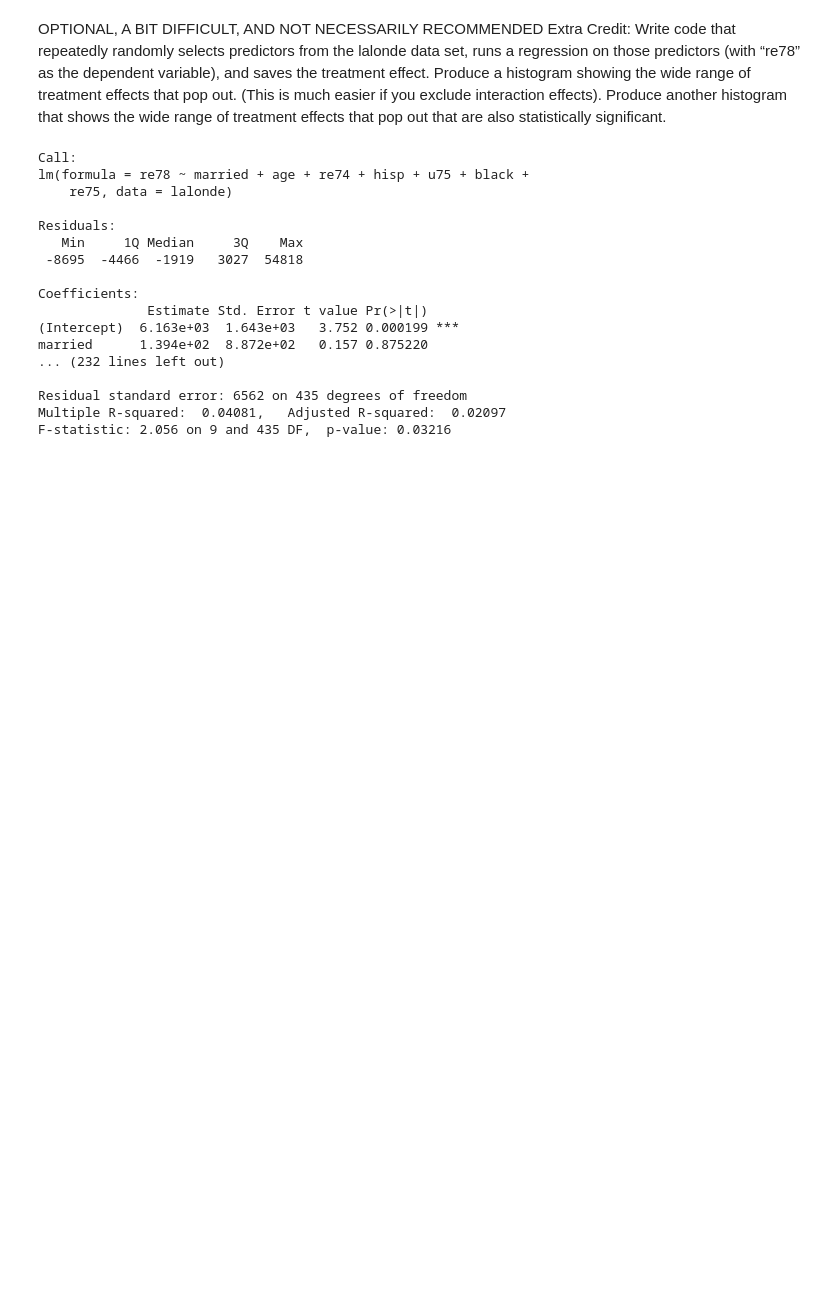
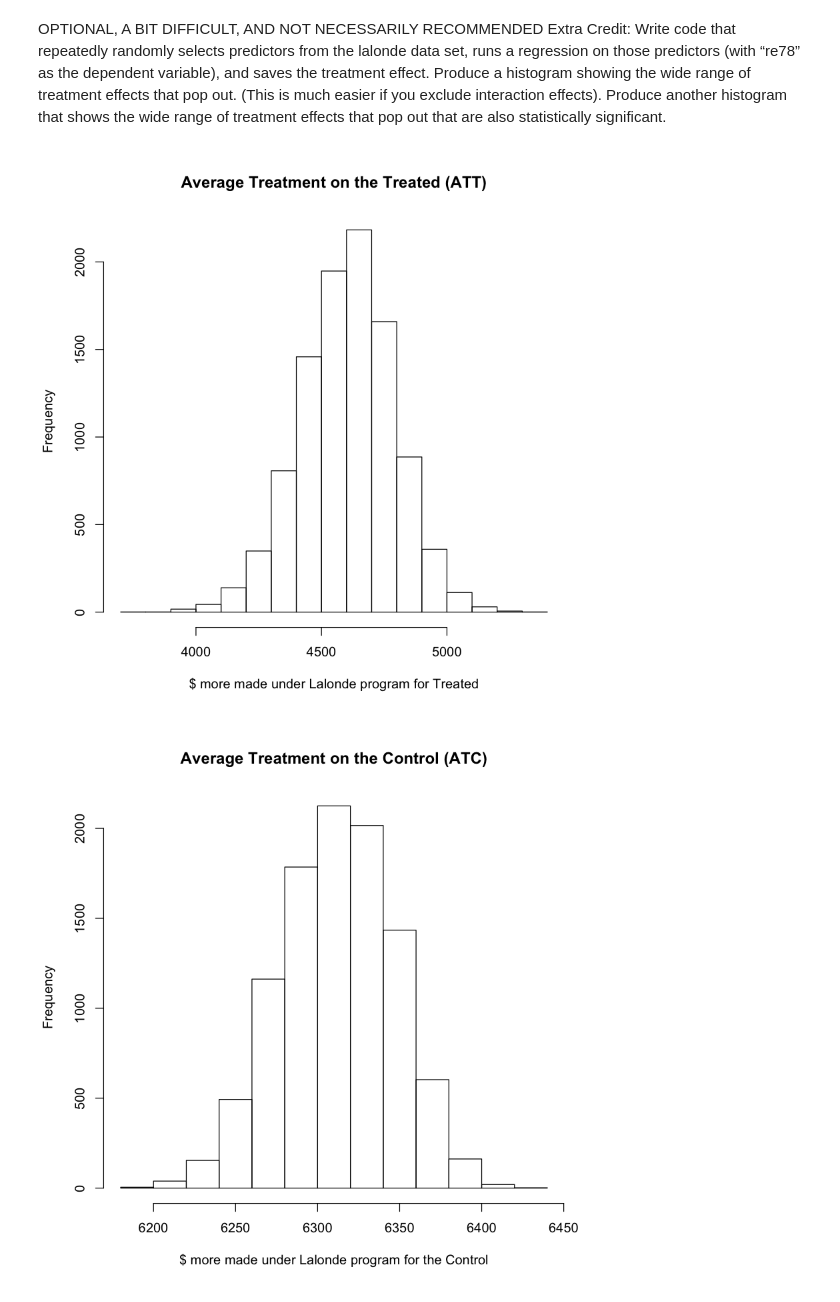
Before and after one commit to thetruejacob/CS112, a Jupyter notebook: Assignment/Assignment 2.ipynb, the cells around one changed output. Drawn from its saved outputs; the diff is of its cells as text; code cells hidden in the pictures; blank space fills up the shorter version.

```diff
--- a/Assignment/Assignment 2.ipynb
+++ b/Assignment/Assignment 2.ipynb
@@ -145,47 +169,23 @@ legend("topright", legend =c("Control", "Treatment"), col = c("blue", "red"), lt
 # %% [markdown]
 OPTIONAL, A BIT DIFFICULT, AND NOT NECESSARILY RECOMMENDED Extra Credit:
 	Write code that repeatedly randomly selects predictors from the lalonde data set, runs a regression on those predictors (with “re78” as the dependent variable), and saves the treatment effect.  Produce a histogram showing the wide range of treatment effects that pop out. (This is much easier if you exclude interaction effects). Produce another histogram that shows the wide range of treatment effects that pop out that are also statistically significant.
-# %%
-## Naive Implementation using
-x = 1:10
-for (i in 1:length(x)){
-    predictors = paste(sample(names(lalonde[,-c(9,12)]), sample(1:9, 1)), collapse = "+")
-    lm.fit = eval(parse(text = qq("lm(re78 ~ @{predictors}, data = lalonde)")))
-    print(summary(lm.fit))
-}
-# %% [output]
-Call:
-lm(formula = re78 ~ married + age + re74 + hisp + u75 + black +
-    re75, data = lalonde)
-
-Residuals:
-   Min     1Q Median     3Q    Max
- -8695  -4466  -1919   3027  54818
-
-Coefficients:
-              Estimate Std. Error t value Pr(>|t|)
-(Intercept)  6.163e+03  1.643e+03   3.752 0.000199 ***
-married      1.394e+02  8.872e+02   0.157 0.875220
-... (232 lines left out)
-
-Residual standard error: 6562 on 435 degrees of freedom
-Multiple R-squared:  0.04081,   Adjusted R-squared:  0.02097
-F-statistic: 2.056 on 9 and 435 DF,  p-value: 0.03216
 # %%
-## Better Implementation using matching nearest neighbor matching. This takes about 1.5 - 15 mins.
-
 library(GetoptLong); library(MatchIt); library(Zelig)
 
-x = 1:1000; nearest = "nearest"; control = "control"; treat = "treat"; ls = "ls"
+x = matrix(, nrow = 10000, ncol = 3); nearest = "nearest"; control = "control"; treat = "treat"; ls = "ls";
 
-for (i in 1:length(x)){
-    predictors = paste(sample(names(lalonde[,-c(9,12)]), sample(1:9, 1)), collapse = "+")
+for (i in 1:nrow(x)){
+    predictors = paste(sample(names(lalonde[,-c(9,12)]), sample(2:9, 1)), collapse = "+")
+    m.out = eval(parse(text = qq("matchit(treat ~ @{predictors}, method = @{nearest}, discard = @{control}, data = lalonde)")))
+    z.out = eval(parse(text = qq("zelig(re78 ~ treat + @{predictors}, data = match.data(m.out), cite = FALSE, model = @{ls})")))
+    x.out = setx(z.out, treat = 0); x.out1 = setx(z.out, treat = 1)
+    s.out = sim(z.out, x = x.out, x1 = x.out1)
+    x[i,] = c(mean(unlist(s.out[["sim.out"]][["x1"]][["fd"]])),
+              mean(unlist(s.out[["sim.out"]][["x"]][["ev"]])), mean(unlist(s.out[["sim.out"]][["x1"]][["ev"]])))}
 
-    m.out = eval(parse(text = qq("matchit(treat ~ @{predictors}, method = @{nearest}, data = lalonde)")))
-    z.out = eval(parse(text = qq("zelig(re78 ~ @{predictors}, data = match.data(m.out, @{control}), cite = FALSE, model = @{ls})")))
-    x.out = setx(z.out, data = match.data(m.out1, "treat"), cond = TRUE)
-    s.out = sim(z.out, x = x.out)
-
-    x[i] = mean(unlist(s.out[["sim.out"]][["x"]][["ev"]]))
-}
-hist(x)
+hist(x[,2], main = "Average Treatment on the Treated (ATT)", xlab = "$ more made under Lalonde program for Treated")
+hist(x[,3], main = "Average Treatment on the Control (ATC)", xlab = "$ more made under Lalonde program for the Control")
+hist(x[,1], main = "First Differences", xlab = "$ more made for Treated if neither received treatment")
+# %% [output]
+[figure, added]
+[figure, added]
```
Also changed, not shown: parts of 9 cells of this notebook, 3 other files.
